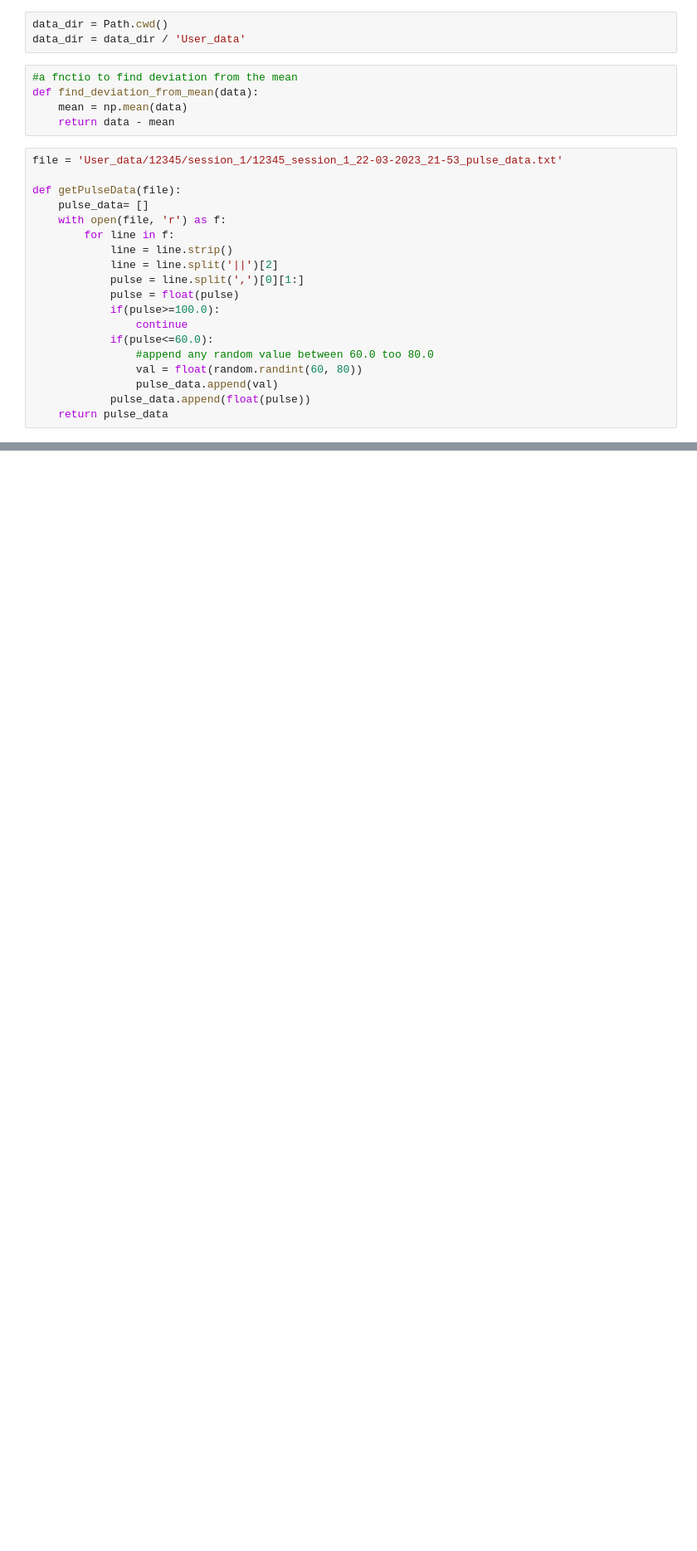
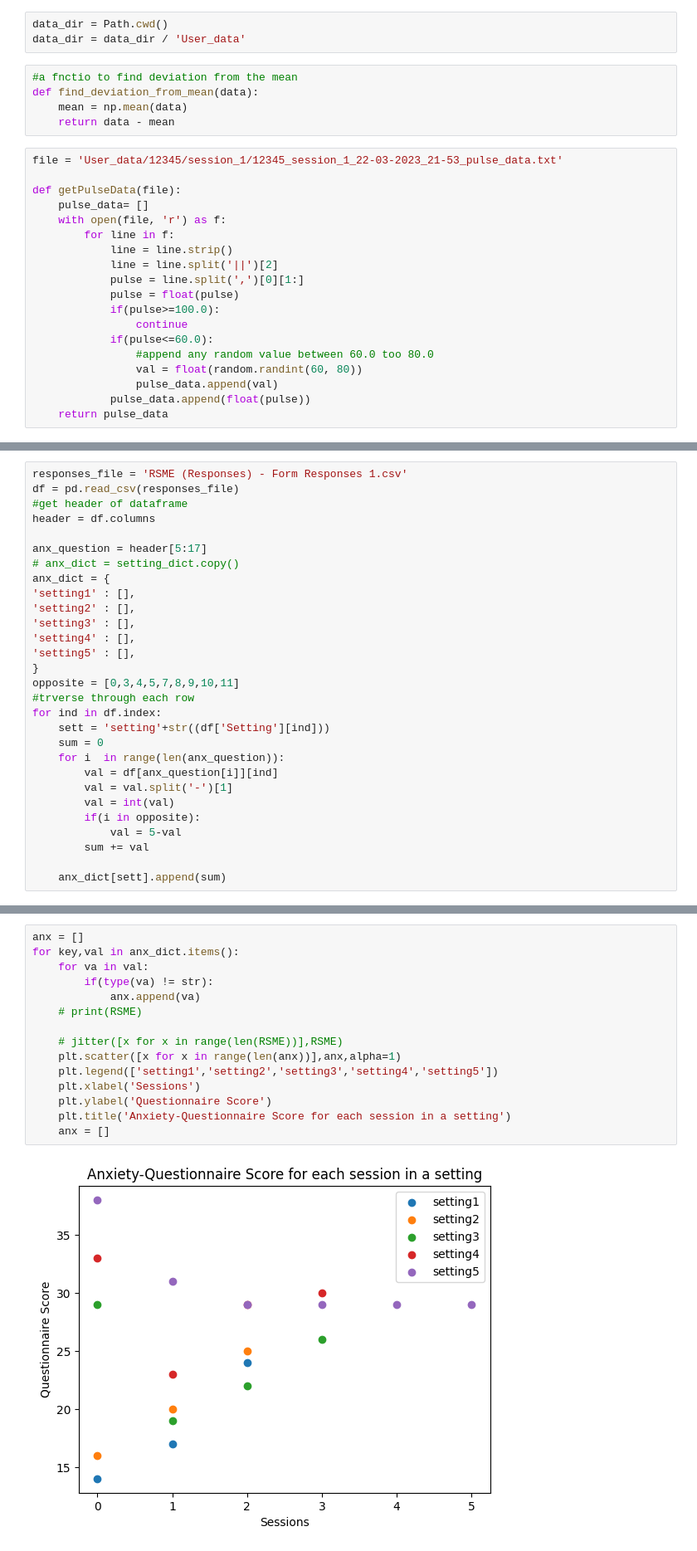
Before and after one commit to abhishek-topwal/OpenBCI_DataAnlaysis, a Jupyter notebook: pilot_study.ipynb, the cells around one changed output, grey strips where cells are left out. Shown at 83% size. Drawn from its saved outputs; the diff is of its cells as text; blank space fills up the shorter version.

```diff
--- a/pilot_study.ipynb
+++ b/pilot_study.ipynb
@@ -89,0 +119,29 @@ setting5
+# %%
+responses_file = 'RSME (Responses) - Form Responses 1.csv'
+df = pd.read_csv(responses_file)
+#get header of dataframe
+header = df.columns
+
+anx_question = header[5:17]
+# anx_dict = setting_dict.copy()
+anx_dict = {
+'setting1' : [],
+'setting2' : [],
+'setting3' : [],
+'setting4' : [],
+'setting5' : [],
+}
+opposite = [0,3,4,5,7,8,9,10,11]
+#trverse through each row
+for ind in df.index:
+    sett = 'setting'+str((df['Setting'][ind]))
+    sum = 0
+    for i  in range(len(anx_question)):
+        val = df[anx_question[i]][ind]
+        val = val.split('-')[1]
+        val = int(val)
+        if(i in opposite):
+            val = 5-val
+        sum += val
+
+    anx_dict[sett].append(sum)
@@ -89,0 +152,17 @@ setting5
+# %%
+anx = []
+for key,val in anx_dict.items():
+    for va in val:
+        if(type(va) != str):
+            anx.append(va)
+    # print(RSME)
+
+    # jitter([x for x in range(len(RSME))],RSME)
+    plt.scatter([x for x in range(len(anx))],anx,alpha=1)
+    plt.legend(['setting1','setting2','setting3','setting4','setting5'])
+    plt.xlabel('Sessions')
+    plt.ylabel('Questionnaire Score')
+    plt.title('Anxiety-Questionnaire Score for each session in a setting')
+    anx = []
+# %% [output]
+[figure, added]
```
Also changed, not shown: parts of 21 cells of this notebook.
